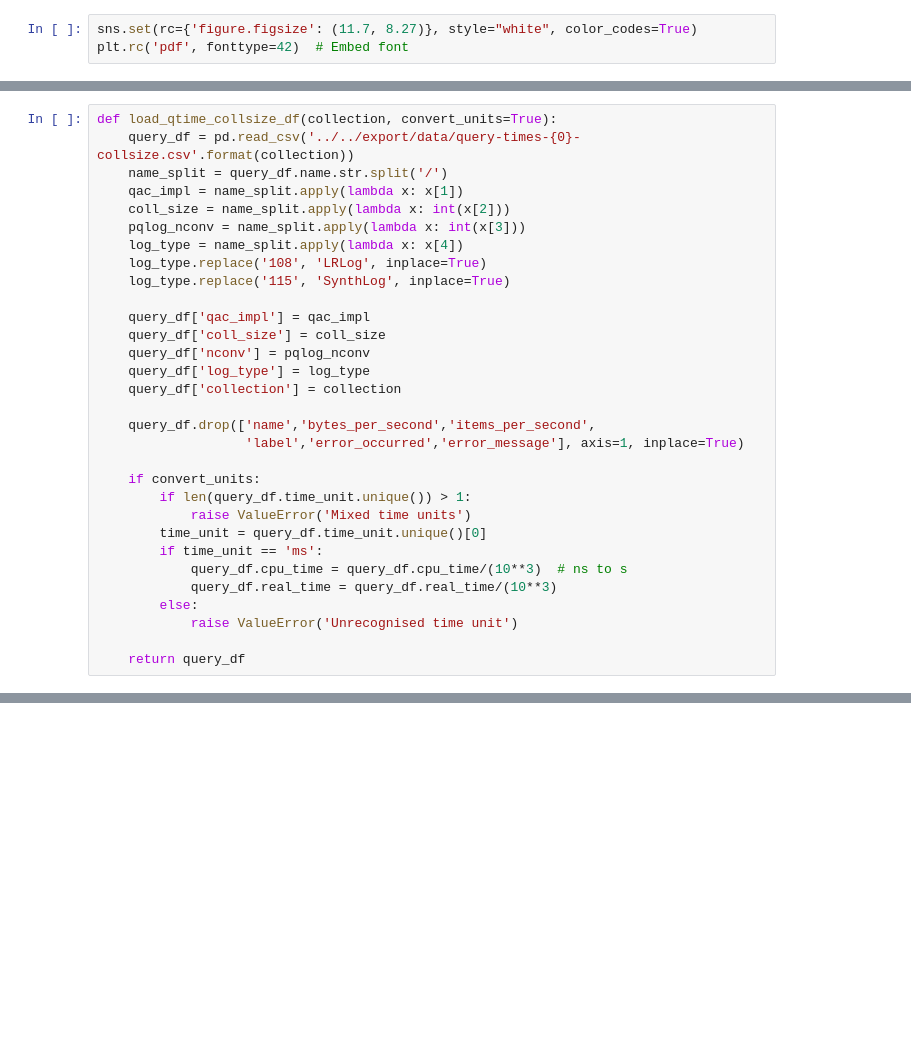
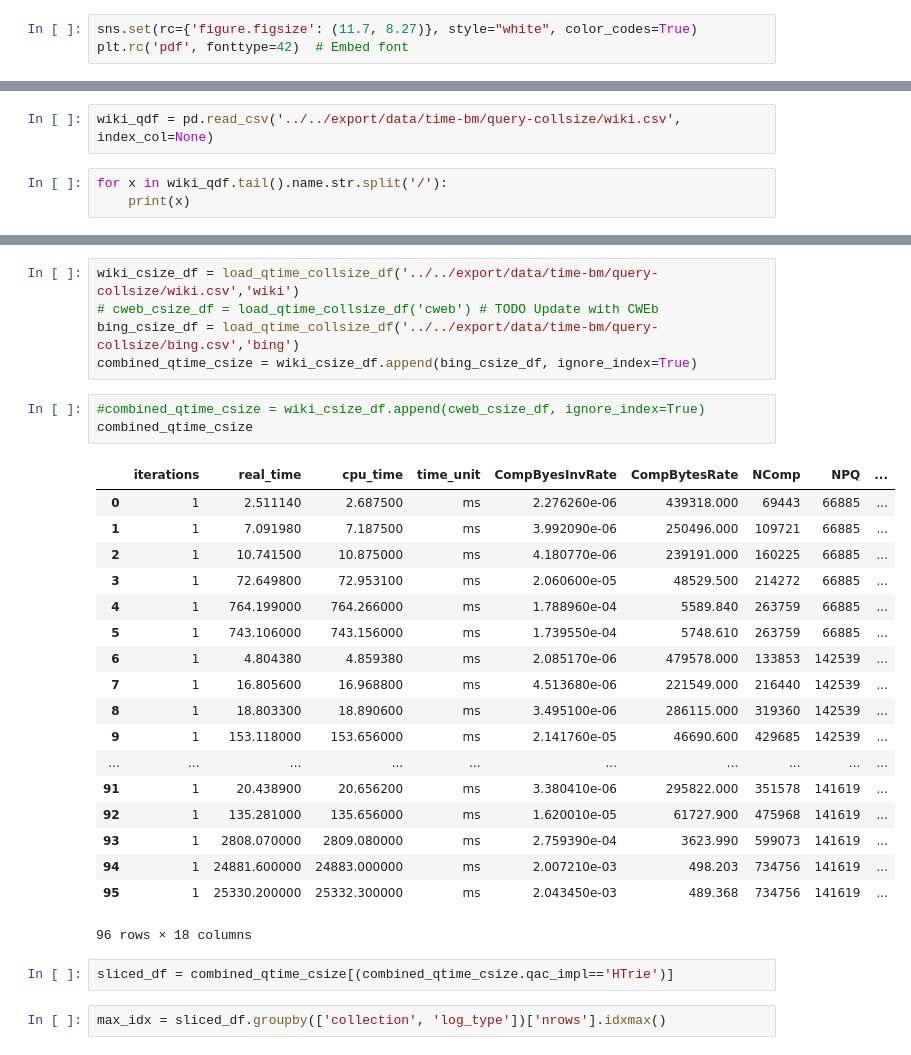
Before and after one commit to unnikrishnanta/qac-eval, a Jupyter notebook: Python/Notebooks/QueryTimes.ipynb, the cells around one changed output, grey strips where cells are left out. Cells and saved outputs as stored; diff of their text form; blank space fills up the shorter version.

```diff
--- a/Python/Notebooks/QueryTimes.ipynb
+++ b/Python/Notebooks/QueryTimes.ipynb
@@ -21,31 +10,0 @@ Index(['name', 'iterations', 'real_time', 'cpu_time', 'time_unit',
-# %%
-def load_qtime_collsize_df(collection, convert_units=True):
-    query_df = pd.read_csv('../../export/data/query-times-{0}-collsize.csv'.format(collection))
-    name_split = query_df.name.str.split('/')
-    qac_impl = name_split.apply(lambda x: x[1])
-    coll_size = name_split.apply(lambda x: int(x[2]))
-    pqlog_nconv = name_split.apply(lambda x: int(x[3]))
-    log_type = name_split.apply(lambda x: x[4])
-    log_type.replace('108', 'LRLog', inplace=True)
-    log_type.replace('115', 'SynthLog', inplace=True)
-
-    query_df['qac_impl'] = qac_impl
-    query_df['coll_size'] = coll_size
-    query_df['nconv'] = pqlog_nconv
-    query_df['log_type'] = log_type
-    query_df['collection'] = collection
-
-    query_df.drop(['name','bytes_per_second','items_per_second',
-                   'label','error_occurred','error_message'], axis=1, inplace=True)
-
-    if convert_units:
-        if len(query_df.time_unit.unique()) > 1:
-            raise ValueError('Mixed time units')
-        time_unit = query_df.time_unit.unique()[0]
-        if time_unit == 'ms':
-            query_df.cpu_time = query_df.cpu_time/(10**3)  # ns to s
-            query_df.real_time = query_df.real_time/(10**3)
-        else:
-            raise ValueError('Unrecognised time unit')
-
-    return query_df
@@ -82,0 +11,5 @@ wiki_csize_df.time_unit.unique()[0]
+# %%
+wiki_qdf = pd.read_csv('../../export/data/time-bm/query-collsize/wiki.csv', index_col=None)
+# %%
+for x in wiki_qdf.tail().name.str.split('/'):
+    print(x)
@@ -82,0 +71,31 @@ wiki_csize_df.time_unit.unique()[0]
+# %%
+wiki_csize_df = load_qtime_collsize_df('../../export/data/time-bm/query-collsize/wiki.csv','wiki')
+# cweb_csize_df = load_qtime_collsize_df('cweb') # TODO Update with CWEb
+bing_csize_df = load_qtime_collsize_df('../../export/data/time-bm/query-collsize/bing.csv','bing')
+combined_qtime_csize = wiki_csize_df.append(bing_csize_df, ignore_index=True)
+# %%
+#combined_qtime_csize = wiki_csize_df.append(cweb_csize_df, ignore_index=True)
+combined_qtime_csize
+# %% [output]
+|  | iterations | real_time | cpu_time | time_unit | CompByesInvRate | CompBytesRate | NComp | NPQ | ... |
+| 0 | 1 | 2.511140 | 2.687500 | ms | 2.276260e-06 | 439318.000 | 69443 | 66885 | ... |
+| 1 | 1 | 7.091980 | 7.187500 | ms | 3.992090e-06 | 250496.000 | 109721 | 66885 | ... |
+| 2 | 1 | 10.741500 | 10.875000 | ms | 4.180770e-06 | 239191.000 | 160225 | 66885 | ... |
+| 3 | 1 | 72.649800 | 72.953100 | ms | 2.060600e-05 | 48529.500 | 214272 | 66885 | ... |
+| 4 | 1 | 764.199000 | 764.266000 | ms | 1.788960e-04 | 5589.840 | 263759 | 66885 | ... |
+| 5 | 1 | 743.106000 | 743.156000 | ms | 1.739550e-04 | 5748.610 | 263759 | 66885 | ... |
+| 6 | 1 | 4.804380 | 4.859380 | ms | 2.085170e-06 | 479578.000 | 133853 | 142539 | ... |
+| 7 | 1 | 16.805600 | 16.968800 | ms | 4.513680e-06 | 221549.000 | 216440 | 142539 | ... |
+| 8 | 1 | 18.803300 | 18.890600 | ms | 3.495100e-06 | 286115.000 | 319360 | 142539 | ... |
+| 9 | 1 | 153.118000 | 153.656000 | ms | 2.141760e-05 | 46690.600 | 429685 | 142539 | ... |
+| ... | ... | ... | ... | ... | ... | ... | ... | ... | ... |
+| 91 | 1 | 20.438900 | 20.656200 | ms | 3.380410e-06 | 295822.000 | 351578 | 141619 | ... |
+| 92 | 1 | 135.281000 | 135.656000 | ms | 1.620010e-05 | 61727.900 | 475968 | 141619 | ... |
+| 93 | 1 | 2808.070000 | 2809.080000 | ms | 2.759390e-04 | 3623.990 | 599073 | 141619 | ... |
+| 94 | 1 | 24881.600000 | 24883.000000 | ms | 2.007210e-03 | 498.203 | 734756 | 141619 | ... |
+| 95 | 1 | 25330.200000 | 25332.300000 | ms | 2.043450e-03 | 489.368 | 734756 | 141619 | ... |
+96 rows × 18 columns
+# %%
+sliced_df = combined_qtime_csize[(combined_qtime_csize.qac_impl=='HTrie')]
+# %%
+max_idx = sliced_df.groupby(['collection', 'log_type'])['nrows'].idxmax()
```
Also changed, not shown: parts of 35 cells of this notebook, 11 other files.
